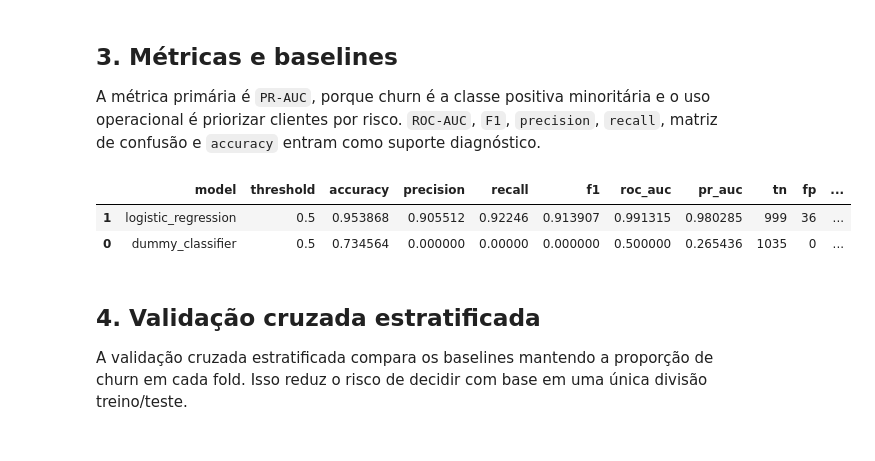
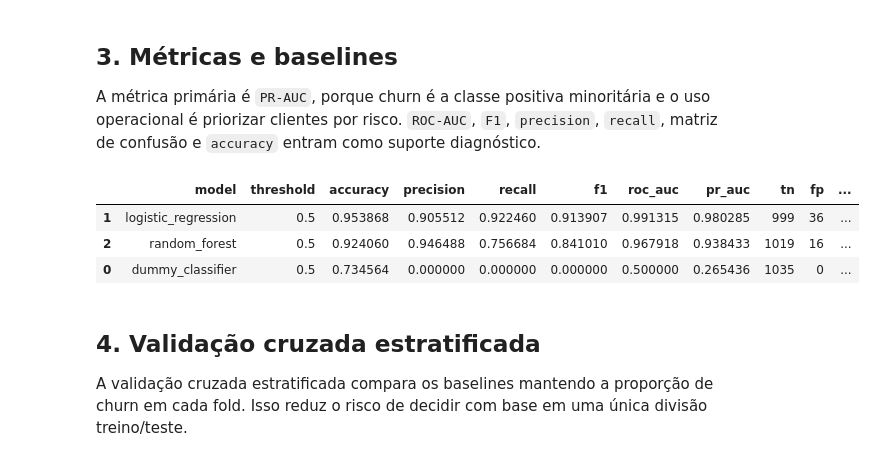
Before and after one commit to crisleymarques/postech-ml-challenge-fase-1, a Jupyter notebook: notebooks/02_baselines_metricas_mlflow.ipynb, the cells around one changed output. Cells and saved outputs as stored; diff of their text form; code cells hidden in the pictures.

Commit message:
feat: atualiza baselines para incluir RandomForestClassifier e melhora MLflow logging

```diff
--- a/notebooks/02_baselines_metricas_mlflow.ipynb
+++ b/notebooks/02_baselines_metricas_mlflow.ipynb
@@ -197,35 +198,42 @@ def evaluate_predictions(y_true: pd.Series, y_score: np.ndarray, threshold: floa
         "pr_auc": average_precision_score(y_true, y_score),
     }
     tn, fp, fn, tp = confusion_matrix(y_true, y_pred, labels=[0, 1]).ravel()
     metrics.update({"tn": tn, "fp": fp, "fn": fn, "tp": tp})
     return metrics
 
 
 models = {
     "dummy_classifier": DummyClassifier(strategy="most_frequent", random_state=RANDOM_SEED),
     "logistic_regression": LogisticRegression(
         class_weight="balanced",
         max_iter=2000,
         random_state=RANDOM_SEED,
     ),
+    "random_forest": RandomForestClassifier(
+        n_estimators=300,
+        class_weight="balanced",
+        random_state=RANDOM_SEED,
+        n_jobs=-1,
+    ),
 }
 
 holdout_rows = []
 fitted_pipelines = {}
 for model_name, model in models.items():
     pipeline = build_pipeline(model)
     pipeline.fit(X_train, y_train)
     y_score = positive_scores(pipeline, X_test)
     row = {"model": model_name, **evaluate_predictions(y_test, y_score, threshold=0.5)}
     holdout_rows.append(row)
     fitted_pipelines[model_name] = pipeline
 
 holdout_results = pd.DataFrame(holdout_rows).sort_values("pr_auc", ascending=False)
 display(holdout_results)
 # %% [output]
 |  | model | threshold | accuracy | precision | recall | f1 | roc_auc | pr_auc | tn | fp | ... |
-| 1 | logistic_regression | 0.5 | 0.953868 | 0.905512 | 0.92246 | 0.913907 | 0.991315 | 0.980285 | 999 | 36 | ... |
-| 0 | dummy_classifier | 0.5 | 0.734564 | 0.000000 | 0.00000 | 0.000000 | 0.500000 | 0.265436 | 1035 | 0 | ... |
+| 1 | logistic_regression | 0.5 | 0.953868 | 0.905512 | 0.922460 | 0.913907 | 0.991315 | 0.980285 | 999 | 36 | ... |
+| 2 | random_forest | 0.5 | 0.924060 | 0.946488 | 0.756684 | 0.841010 | 0.967918 | 0.938433 | 1019 | 16 | ... |
+| 0 | dummy_classifier | 0.5 | 0.734564 | 0.000000 | 0.000000 | 0.000000 | 0.500000 | 0.265436 | 1035 | 0 | ... |
 # %% [markdown]
 ## 4. Validação cruzada estratificada
 
```
Also changed, not shown: parts of 5 cells of this notebook, 1 other file.
